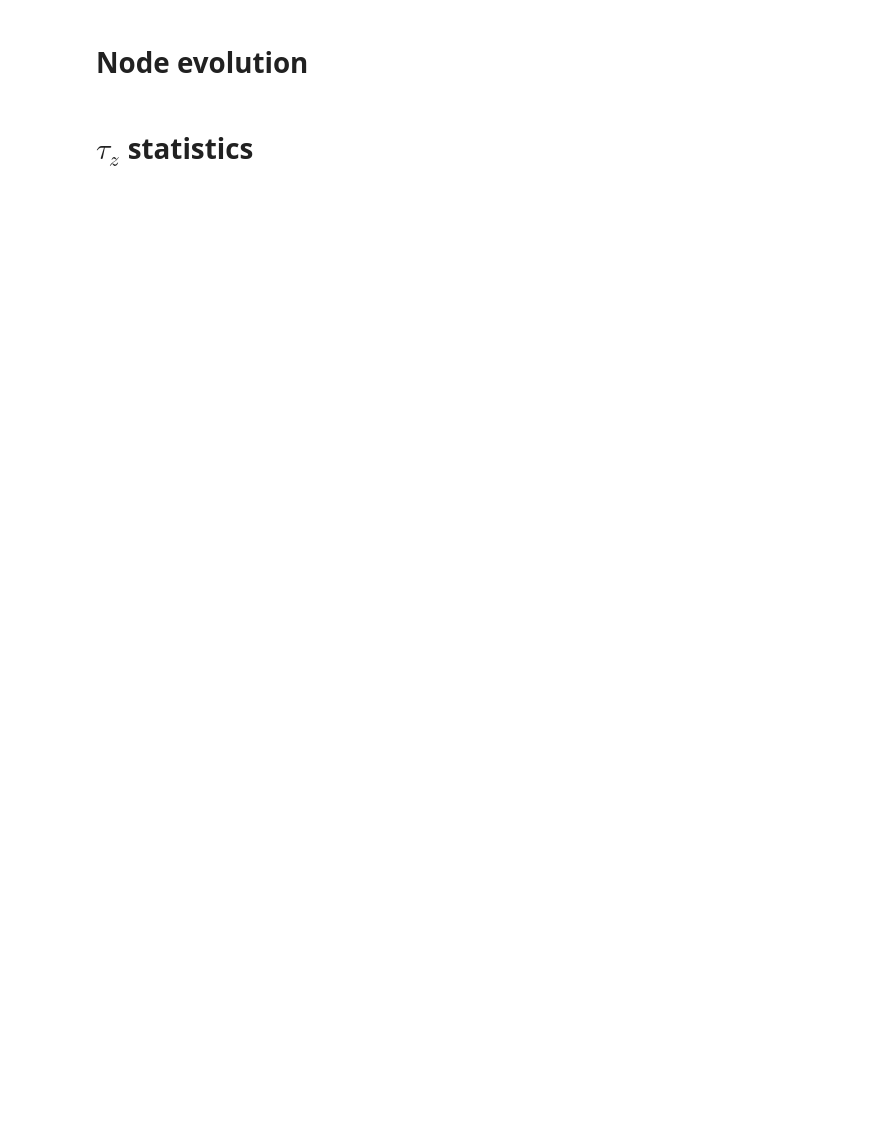
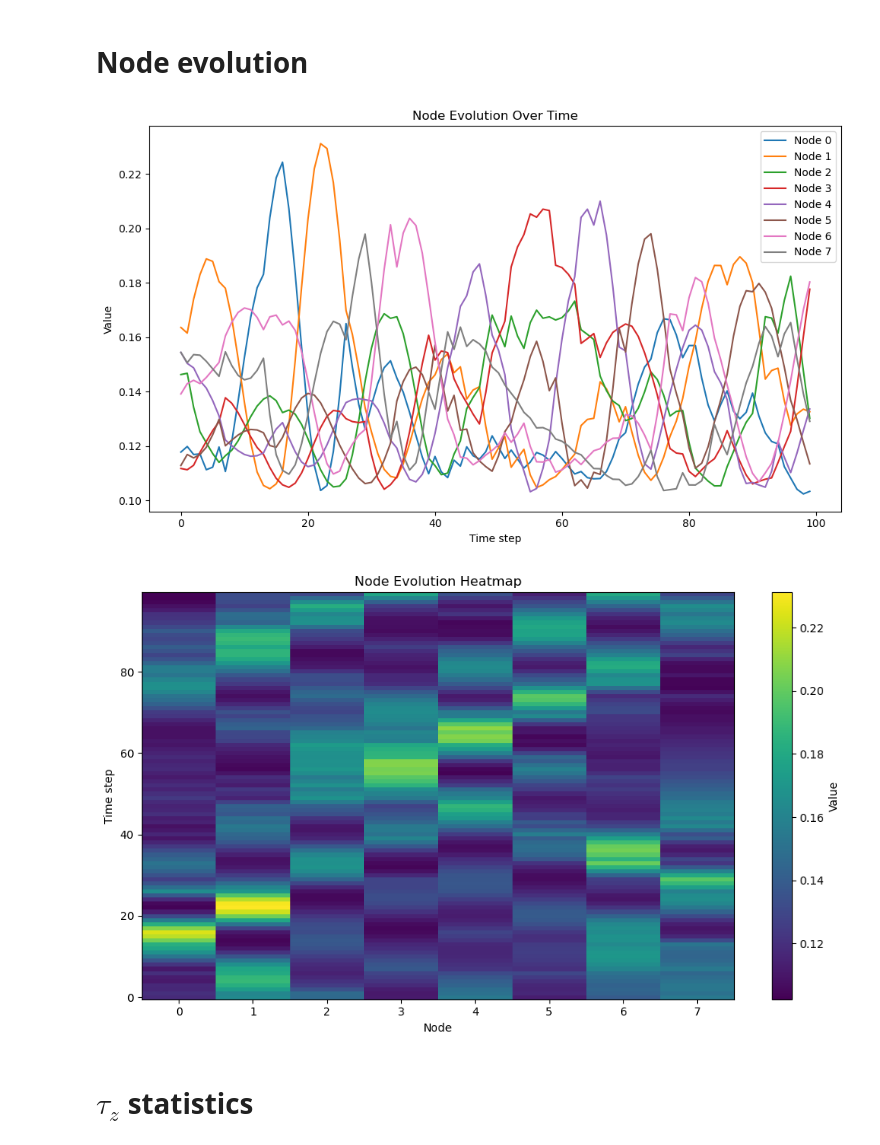
Before and after one commit to UnnatiAkhouri/QuNet, a Jupyter notebook: QuNet_bootcamp_2025/Session_7/NM_evolution.ipynb, the cells around one changed output. Drawn from its saved outputs; the diff is of its cells as text; code cells hidden in the pictures; blank space fills up the shorter version.

```diff
--- a/QuNet_bootcamp_2025/Session_7/NM_evolution.ipynb
+++ b/QuNet_bootcamp_2025/Session_7/NM_evolution.ipynb
@@ -25,19 +34,12 @@ NM_list_skewed[0]
 # %%
-Trials =10
-NM_list_skewed=["jgggggggggggggggggggggggggggggggggggggggggggggggggggggggggggggggggggggggggggggggggggggggggggggggjggg"
-,"jgjgggggggggjggggggggggggggggggggggggggggggggggggggggggggggggggggggggggggggjgggggjgggggggggggggggggg"
-,"jgggggggggggggggggggggggggjgggggggjjjgggggjggggggggggggggggggggggggggggggggggggggggggggggggggggggggg"
-,"jgggggggggggggggggggggggggggggggjgggggggggggggggggggggggggggggggggggggggggggggggggggggggggjggggggggg"
-,"jgggggggggggggggggggggggggggggggggggggggggggggggggggggggggggggggggggggggggjggggggggggggggggggggggggg"
-,"jggggggggggggggggggggggggggggggggggggggggggggggggggggjgggggggggggggggggggggggggggggggggggggggggggggg"
-,"jggggggggggggggggggjgggjgggggggggggggggggggggggggggjgggggggggggggggggggggggggggggggggggggggggggggggg"
-,"jggggggggggggggggggggggggggggggggggggggggggggggggggggggggggggggggggggggggggggggjgjggggggggggjgggjggg"
-,"jggjggggggggggggggggggggggggggggggggggggggggggjgggggggggggggggggjggggggggggggggggggggggggggggggggggg"
-,"jgggggggggggggggggggggggggggggggggggggggggggggggggjggggggggggggggggggggggjgggggggggggggggggggggjgjgg"]
+Trials = 50
+num_steps = 500
+n_qubits = 8
+
 for unitary_seed in range(Trials):
     #initial_pops = [0.043407, 0.12, 0.09, 0.15, 0.3,0.14, 0.23, 0.026593]
     #initial_pops = [0,0,0,0,1,0,0,0]
-    NM_orders_list = NM_list_skewed[unitary_seed]
+    NM_orders_list = NM_list_0_0_2_2[unitary_seed]
     initial_pops = [0.1,0.1,0.1,0.1,0.4,0.1,0.1,0.1]
     system = DM.n_thermal_qbits(initial_pops)
     connectivity = "c2_2local"
@@ -45,9 +47,9 @@ for unitary_seed in range(Trials):
     ordering_seed = 1
     chunk_size = 2
     order_rule_name = "NonMarkovian"
-    num_steps = 100
+    num_steps = num_steps
     name_for_saving = f"{unitary_seed}"
-    data = cleo.execute(file_name=f"Non_Markovian_Unitary_skewed_v2",
+    data = cleo.execute(file_name=f"Non_Markovian_Unitary_0_0_2_2",
                        connectivity=connectivity,
                        order_rule_name = order_rule_name,
                        unitary_seed=unitary_seed,
@@ -109,29 +118,32 @@ KeyError: '8 qubits'
 # %%
 def plot_node_evolution(data):
     data = np.asarray(data)
     time_steps, num_nodes = data.shape
 
     # Line plot: evolution of each node
     plt.figure(figsize=(10, 6))
     for i in range(num_nodes):
         plt.plot(range(time_steps), data[:, i], label=f'Node {i}')
     plt.xlabel('Time step')
     plt.ylabel('Value')
     plt.title('Node Evolution Over Time')
     plt.legend()
     plt.tight_layout()
     plt.show()
 
     # Heatmap: time vs node
     plt.figure(figsize=(10, 6))
     plt.imshow(data, aspect='auto', cmap='viridis', origin='lower')
     plt.colorbar(label='Value')
     plt.xlabel('Node')
     plt.ylabel('Time step')
     plt.title('Node Evolution Heatmap')
     plt.tight_layout()
     plt.show()
-plot_node_evolution(pops_NM_skew[11][200:300])
+plot_node_evolution(pops_NM_0_0_2_2[11][200:300])
+# %% [output]
+[figure, added]
+[figure, added]
 # %% [markdown]
 # $\tau_z$ statistics
 # %%
```
Also changed, not shown: parts of 16 cells of this notebook, 2 other files.
